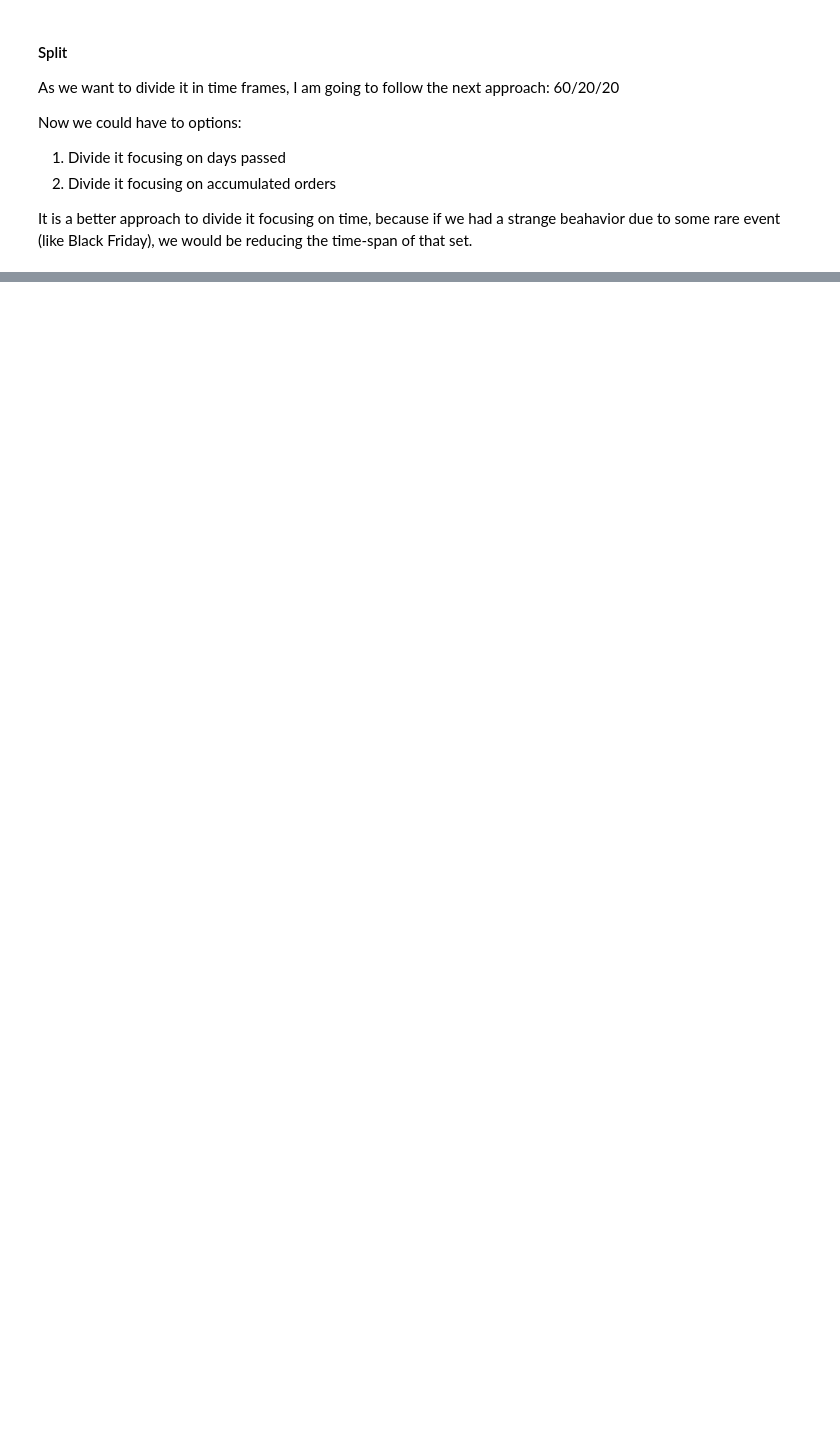
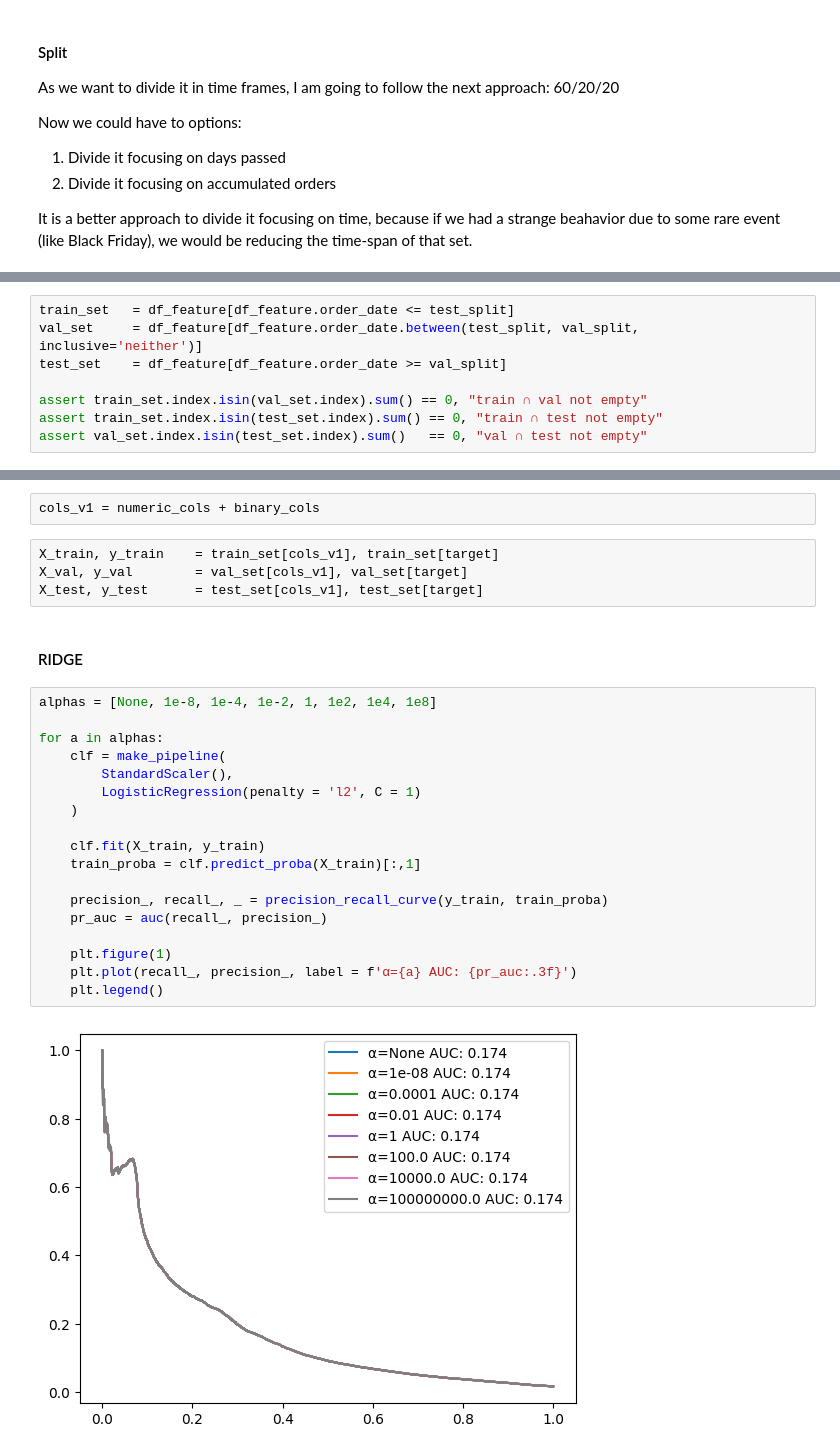
Before and after one commit to jonugaldegv-droid/zrive-ds, a Jupyter notebook: Module3/main3.ipynb, the cells around one changed output, grey strips where cells are left out. Saved outputs shown, nothing was run; the diff lists cells and outputs as text; blank space fills up the shorter version.

Commit message:
Modification of Module3 up to implementation of Ridge, but lasso not yet

```diff
--- a/Module3/main3.ipynb
+++ b/Module3/main3.ipynb
@@ -346,0 +356,8 @@ It is a better approach to divide it focusing on time, because if we had a stran
+# %%
+train_set   = df_feature[df_feature.order_date <= test_split]
+val_set     = df_feature[df_feature.order_date.between(test_split, val_split, inclusive='neither')]
+test_set    = df_feature[df_feature.order_date >= val_split]
+
+assert train_set.index.isin(val_set.index).sum() == 0, "train ∩ val not empty"
+assert train_set.index.isin(test_set.index).sum() == 0, "train ∩ test not empty"
+assert val_set.index.isin(test_set.index).sum()   == 0, "val ∩ test not empty"
@@ -346,0 +373,28 @@ It is a better approach to divide it focusing on time, because if we had a stran
+# %%
+cols_v1 = numeric_cols + binary_cols
+# %%
+X_train, y_train    = train_set[cols_v1], train_set[target]
+X_val, y_val        = val_set[cols_v1], val_set[target]
+X_test, y_test      = test_set[cols_v1], test_set[target]
+# %% [markdown]
+#### RIDGE
+# %%
+alphas = [None, 1e-8, 1e-4, 1e-2, 1, 1e2, 1e4, 1e8]
+
+for a in alphas:
+    clf = make_pipeline(
+        StandardScaler(),
+        LogisticRegression(penalty = 'l2', C = 1)
+    )
+
+    clf.fit(X_train, y_train)
+    train_proba = clf.predict_proba(X_train)[:,1]
+
+    precision_, recall_, _ = precision_recall_curve(y_train, train_proba)
+    pr_auc = auc(recall_, precision_)
+
+    plt.figure(1)
+    plt.plot(recall_, precision_, label = f'α={a} AUC: {pr_auc:.3f}')
+    plt.legend()
+# %% [output]
+[figure, added]
```
Also changed, not shown: parts of 4 cells of this notebook.
